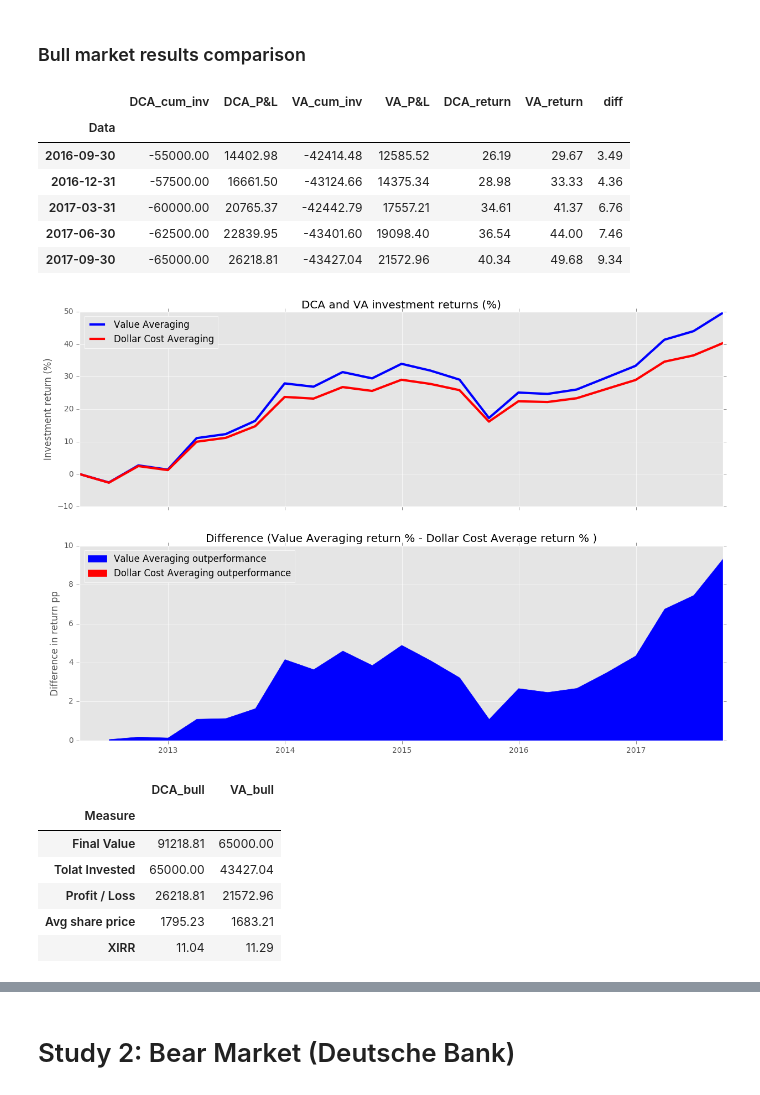
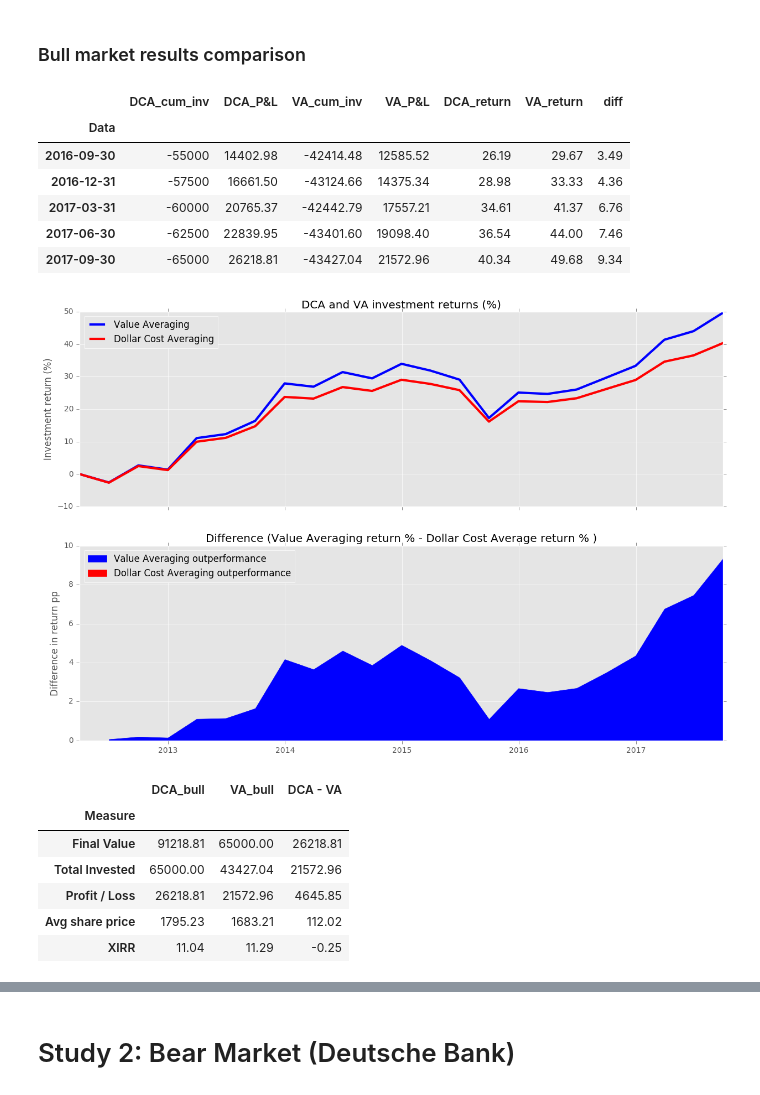
Before and after one commit to BuzuGit/Dollar-Cost-Averaging-vs-Value-Averaging-Analysis, a Jupyter notebook: Value Averaging Analysis.ipynb, the cells around one changed output, grey strips where cells are left out. Saved outputs shown, nothing was run; the diff lists cells and outputs as text; code cells hidden in the pictures.

```diff
--- a/Value Averaging Analysis.ipynb
+++ b/Value Averaging Analysis.ipynb
@@ -0,0 +26,3 @@
+# %%
+initial_inv = -10000
+quarterly_contribution = -2500
@@ -12,3 +45,0 @@ style.use('ggplot')
-# %%
-initial_inv = -10000.0
-quarterly_contribution = -2500.0
@@ -180,29 +200,35 @@ bull_va
 # %%
-comparison_graphs(bull_dca, bull_va)
+bull_summary = comparison_graphs(bull_dca, bull_va)
+bull_summary
 # %% [output]
 |  | DCA_cum_inv | DCA_P&L | VA_cum_inv | VA_P&L | DCA_return | VA_return | diff |
 | Data |  |  |  |  |  |  |  |
-| 2016-09-30 | -55000.00 | 14402.98 | -42414.48 | 12585.52 | 26.19 | 29.67 | 3.49 |
-| 2016-12-31 | -57500.00 | 16661.50 | -43124.66 | 14375.34 | 28.98 | 33.33 | 4.36 |
-| 2017-03-31 | -60000.00 | 20765.37 | -42442.79 | 17557.21 | 34.61 | 41.37 | 6.76 |
-| 2017-06-30 | -62500.00 | 22839.95 | -43401.60 | 19098.40 | 36.54 | 44.00 | 7.46 |
-| 2017-09-30 | -65000.00 | 26218.81 | -43427.04 | 21572.96 | 40.34 | 49.68 | 9.34 |
+| 2016-09-30 | -55000 | 14402.98 | -42414.48 | 12585.52 | 26.19 | 29.67 | 3.49 |
+| 2016-12-31 | -57500 | 16661.50 | -43124.66 | 14375.34 | 28.98 | 33.33 | 4.36 |
+| 2017-03-31 | -60000 | 20765.37 | -42442.79 | 17557.21 | 34.61 | 41.37 | 6.76 |
+| 2017-06-30 | -62500 | 22839.95 | -43401.60 | 19098.40 | 36.54 | 44.00 | 7.46 |
+| 2017-09-30 | -65000 | 26218.81 | -43427.04 | 21572.96 | 40.34 | 49.68 | 9.34 |
 [figure]
 # %%
-summary = [['Final Value', bull_dca['DCA_Total_Val'][-1], bull_va['VA_Total_Val'][-1]],
-          ['Tolat Invested', -bull_dca['DCA_cum_inv'][-1], -bull_va['VA_cum_inv'][-1]],
-          ['Profit / Loss', bull_dca['DCA_P&L'][-1], bull_va['VA_P&L'][-1]],
-          ['Avg share price', bull_dca['DCA_avg_price'][-1], bull_va['VA_avg_price'][-1]],
-          ['XIRR', bull_dca_xirr*100, bull_va_xirr*100]]
+def summary_table(df_dca, df_va, xirr_dca, xirr_va, dca_col, va_col):
+    summary = [['Final Value', df_dca['DCA_Total_Val'][-1], df_va['VA_Total_Val'][-1]],
+          ['Total Invested', -df_dca['DCA_cum_inv'][-1], -df_va['VA_cum_inv'][-1]],
+          ['Profit / Loss', df_dca['DCA_P&L'][-1], df_va['VA_P&L'][-1]],
+          ['Avg share price', df_dca['DCA_avg_price'][-1], df_va['VA_avg_price'][-1]],
+          ['XIRR', xirr_dca*100, xirr_va*100]]
 
-bull_summary = pd.DataFrame(summary, columns=['Measure', 'DCA_bull', 'VA_bull'])
-bull_summary = bull_summary.set_index('Measure')
-bull_summary
+    bull_summary = pd.DataFrame(summary, columns=['Measure', dca_col, va_col])
+    bull_summary = bull_summary.set_index('Measure')
+    bull_summary['DCA - VA'] = bull_summary[dca_col] - bull_summary[va_col]
+    return bull_summary
-# %% [output]
-|  | DCA_bull | VA_bull |
-| Measure |  |  |
-| Final Value | 91218.81 | 65000.00 |
-| Tolat Invested | 65000.00 | 43427.04 |
-| Profit / Loss | 26218.81 | 21572.96 |
-| Avg share price | 1795.23 | 1683.21 |
-| XIRR | 11.04 | 11.29 |
+# %%
+bull_table = summary_table(bull_dca, bull_va, bull_dca_xirr, bull_va_xirr, 'DCA_bull', 'VA_bull')
+bull_table
+# %% [output]
+|  | DCA_bull | VA_bull | DCA - VA |
+| Measure |  |  |  |
+| Final Value | 91218.81 | 65000.00 | 26218.81 |
+| Total Invested | 65000.00 | 43427.04 | 21572.96 |
+| Profit / Loss | 26218.81 | 21572.96 | 4645.85 |
+| Avg share price | 1795.23 | 1683.21 | 112.02 |
+| XIRR | 11.04 | 11.29 | -0.25 |
```
Also changed, not shown: parts of 30 cells of this notebook, 2 other files.
